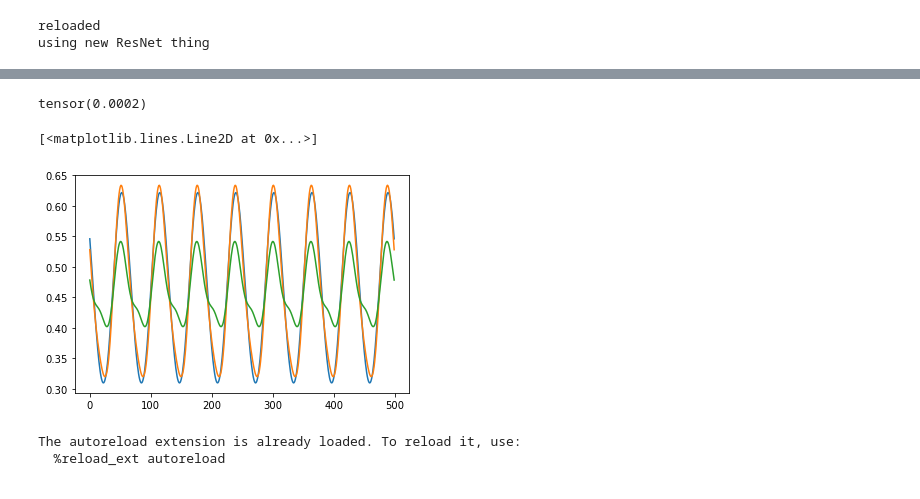
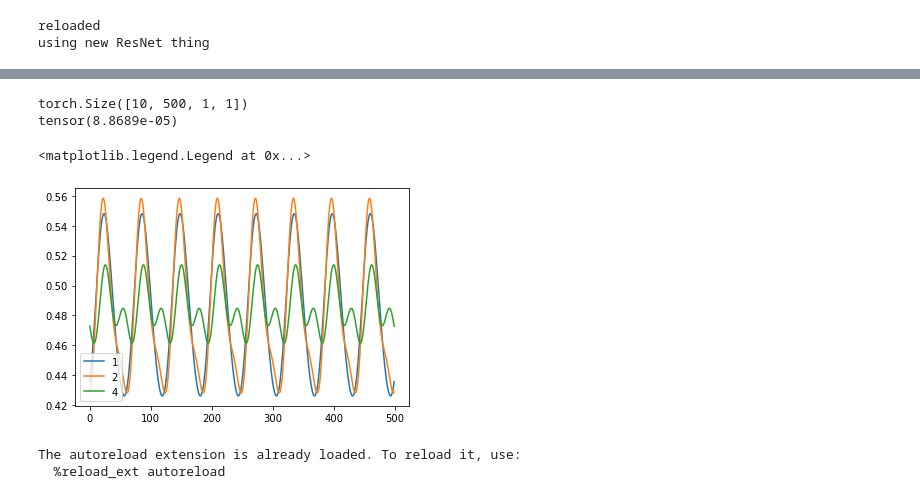
Before and after one commit to KatieJ16/Time_Space_multiscale, a Jupyter notebook: scripts/toy3a_multiscale_model_fitting.ipynb, the cells around one changed output, grey strips where cells are left out. Saved outputs shown, nothing was run; the diff lists cells and outputs as text; code cells hidden in the pictures.

```diff
--- a/scripts/toy3a_multiscale_model_fitting.ipynb
+++ b/scripts/toy3a_multiscale_model_fitting.ipynb
@@ -114,16 +102,23 @@ y_preds[i] shape =  (60,)
 # %%
-plt.plot(train_dict['1'][0,:,0,0])
-plt.plot(train_dict['2'][0,:,0,0])
-mse = torch.mean((train_dict['2'][:,:,0,0] - train_dict['1'][:,:,0,0])**2)
+print(val_dict['1'].shape)
+plt.plot(val_dict['1'][0,:,0,0], label = '1')
+plt.plot(val_dict['2'][0,:,0,0], label = '2')
+# plt.ylim([0,1])
+mse = torch.mean((val_dict['2'][:,:,0,0] - val_dict['1'][:,:,0,0])**2)
 print(mse)
-plt.plot(train_dict['4'][0,:,0,0])
+plt.plot(train_dict['4'][0,:,0,0], label = '4')
+plt.legend()
 # plt.plot(train_dict['8'][0,:,0,0])
+# plt.plot(train_dict['16'][0,:,0,0])
+# plt.plot(train_dict['32'][0,:,0,0])
+# plt.plot(train_dict['64'][0,:,0,0])
 # plt.plot(train_dict['128'][0,:,0,0])
 # plt.plot(np.cos(np.arange(500)/32*np.pi)/4+.5)
 # %% [output]
-tensor(0.0002)
+torch.Size([10, 500, 1, 1])
+tensor(8.8689e-05)
-[<matplotlib.lines.Line2D at 0x...>]
+<matplotlib.legend.Legend at 0x...>
-[figure, old version]
+[figure, new version]
 # %%
 %load_ext autoreload
 %autoreload 2
```
Also changed, not shown: parts of 17 cells of this notebook, 1 other file.
